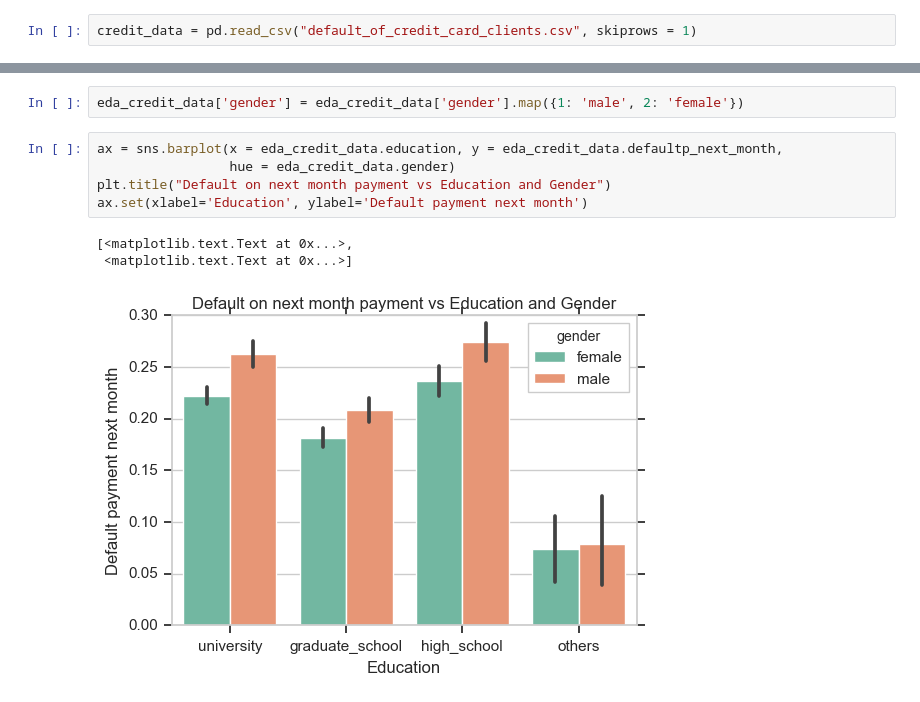
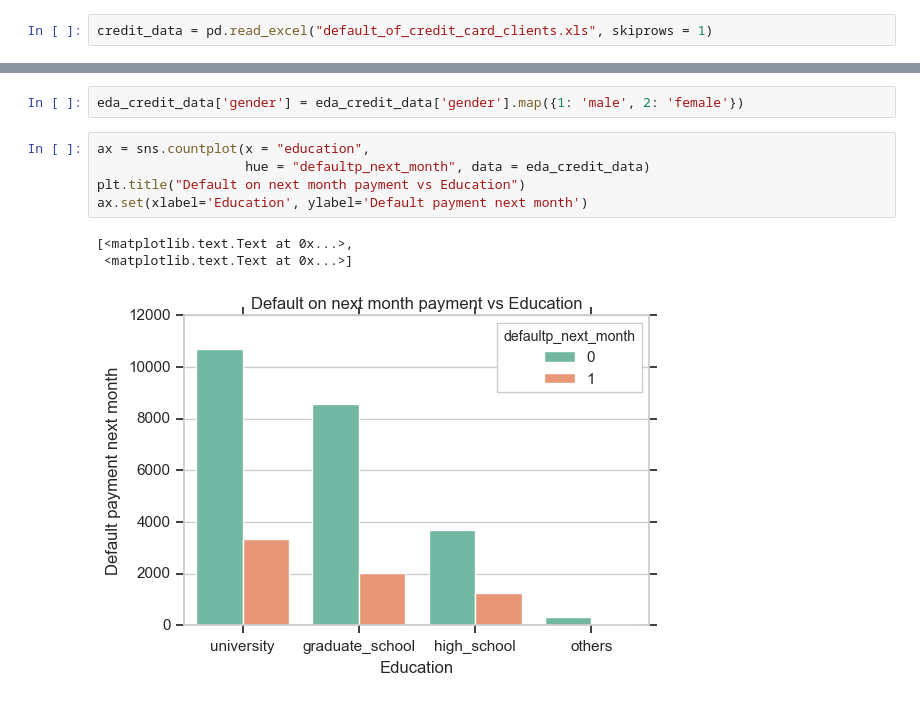
Before and after one commit to chapanerahd/Defualt_Credit_Card, a Jupyter notebook: EDA - Credit Card default.ipynb, the cells around one changed output, grey strips where cells are left out. Cells and saved outputs as stored; diff of their text form.

```diff
--- a/EDA - Credit Card default.ipynb
+++ b/EDA - Credit Card default.ipynb
@@ -11,7 +11,7 @@ sns.set_palette("Set2")
 import warnings
 warnings.simplefilter(action = "ignore", category = RuntimeWarning)
 # %%
-credit_data = pd.read_csv("default_of_credit_card_clients.csv", skiprows = 1)
+credit_data = pd.read_excel("default_of_credit_card_clients.xls", skiprows = 1)
 # %%
 credit_data.head()
 # %% [output]
@@ -105,11 +90,11 @@ eda_credit_data = credit_data
 # %%
 eda_credit_data['gender'] = eda_credit_data['gender'].map({1: 'male', 2: 'female'})
 # %%
-ax = sns.barplot(x = eda_credit_data.education, y = eda_credit_data.defaultp_next_month,
-                 hue = eda_credit_data.gender)
-plt.title("Default on next month payment vs Education and Gender")
+ax = sns.countplot(x = "education",
+                   hue = "defaultp_next_month", data = eda_credit_data)
+plt.title("Default on next month payment vs Education")
 ax.set(xlabel='Education', ylabel='Default payment next month')
 # %% [output]
 [<matplotlib.text.Text at 0x...>,
  <matplotlib.text.Text at 0x...>]
-[figure, old version]
+[figure, new version]
```
Also changed, not shown: parts of 16 cells of this notebook.
